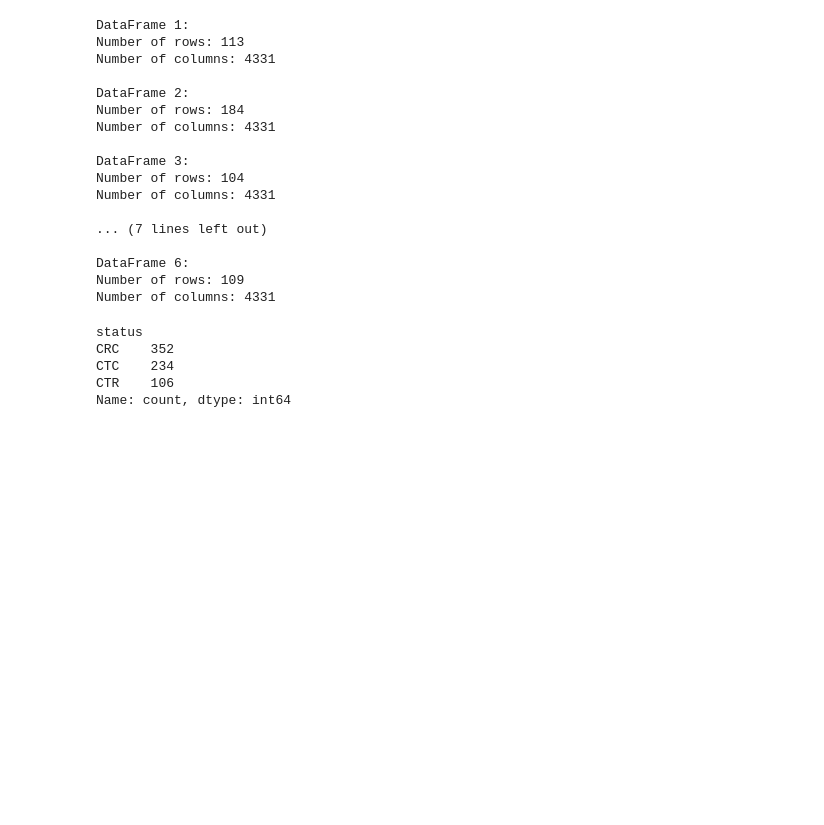
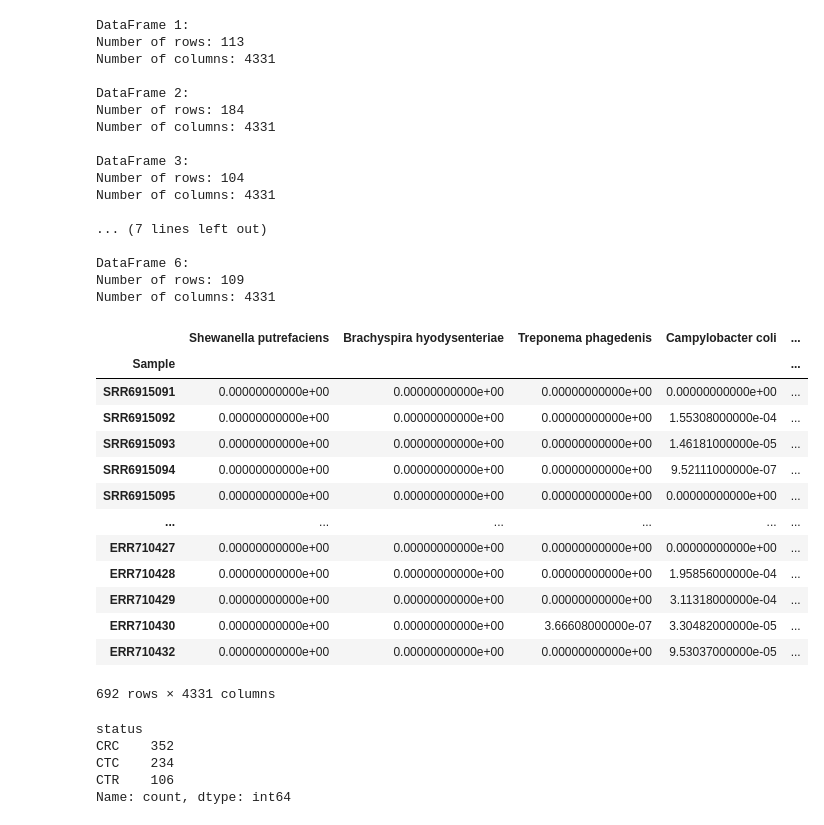
Before and after one commit to arobers1/CSYS5870, a Jupyter notebook: Clean_Concat_Data_RF.ipynb, the cells around one changed output. Saved outputs shown, nothing was run; the diff lists cells and outputs as text; code cells hidden in the pictures; blank space fills up the shorter version.

```diff
--- a/Clean_Concat_Data_RF.ipynb
+++ b/Clean_Concat_Data_RF.ipynb
@@ -250,18 +250,37 @@ DataFrame 6:
 Number of rows: 109
 Number of columns: 4331
 # %%
-# Define a function to convert taxonomic IDs to string representations
-def taxid_to_string(taxid):
+# Define a function to convert numeric column names to string representations
+def numeric_to_string(column_name):
     try:
         # Translate taxonomic ID to string
-        return ncbi.get_taxid_translator([taxid])[taxid]
+        return ncbi.get_taxid_translator([int(column_name)])[int(column_name)]
+    except ValueError:
+        # If column name cannot be converted to int, return as is
+        return column_name
     except KeyError:
         # If taxid is not found, return 'Unknown'
         return 'Unknown'
 
-# Convert each numeric column into string representation using the taxid_to_string function
-for column in concatenated_df.columns:
-    concatenated_df[column] = concatenated_df[column].apply(taxid_to_string)
+# Convert each numeric column name into string representation using the numeric_to_string function
+concatenated_df.columns = [numeric_to_string(column) for column in concatenated_df.columns]
+# %%
+concatenated_df
+# %% [output]
+|  | Shewanella putrefaciens | Brachyspira hyodysenteriae | Treponema phagedenis | Campylobacter coli | ... |
+| Sample |  |  |  |  | ... |
+| SRR6915091 | 0.00000000000e+00 | 0.00000000000e+00 | 0.00000000000e+00 | 0.00000000000e+00 | ... |
+| SRR6915092 | 0.00000000000e+00 | 0.00000000000e+00 | 0.00000000000e+00 | 1.55308000000e-04 | ... |
+| SRR6915093 | 0.00000000000e+00 | 0.00000000000e+00 | 0.00000000000e+00 | 1.46181000000e-05 | ... |
+| SRR6915094 | 0.00000000000e+00 | 0.00000000000e+00 | 0.00000000000e+00 | 9.52111000000e-07 | ... |
+| SRR6915095 | 0.00000000000e+00 | 0.00000000000e+00 | 0.00000000000e+00 | 0.00000000000e+00 | ... |
+| ... | ... | ... | ... | ... | ... |
+| ERR710427 | 0.00000000000e+00 | 0.00000000000e+00 | 0.00000000000e+00 | 0.00000000000e+00 | ... |
+| ERR710428 | 0.00000000000e+00 | 0.00000000000e+00 | 0.00000000000e+00 | 1.95856000000e-04 | ... |
+| ERR710429 | 0.00000000000e+00 | 0.00000000000e+00 | 0.00000000000e+00 | 3.11318000000e-04 | ... |
+| ERR710430 | 0.00000000000e+00 | 0.00000000000e+00 | 3.66608000000e-07 | 3.30482000000e-05 | ... |
+| ERR710432 | 0.00000000000e+00 | 0.00000000000e+00 | 0.00000000000e+00 | 9.53037000000e-05 | ... |
+692 rows × 4331 columns
 # %%
 status_counts = concatenated_df['status'].value_counts(dropna=False)
 
```
Also changed, not shown: parts of 4 cells of this notebook.
